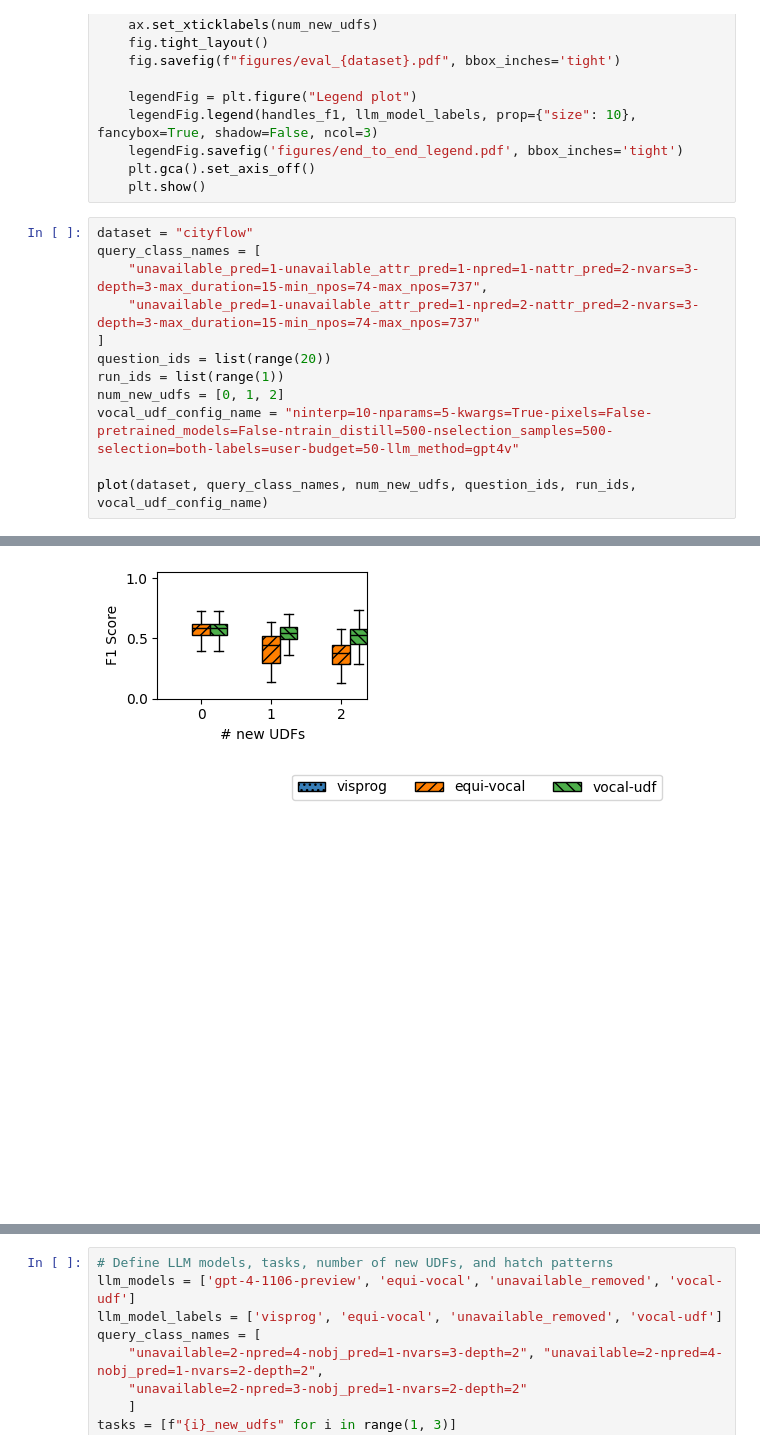
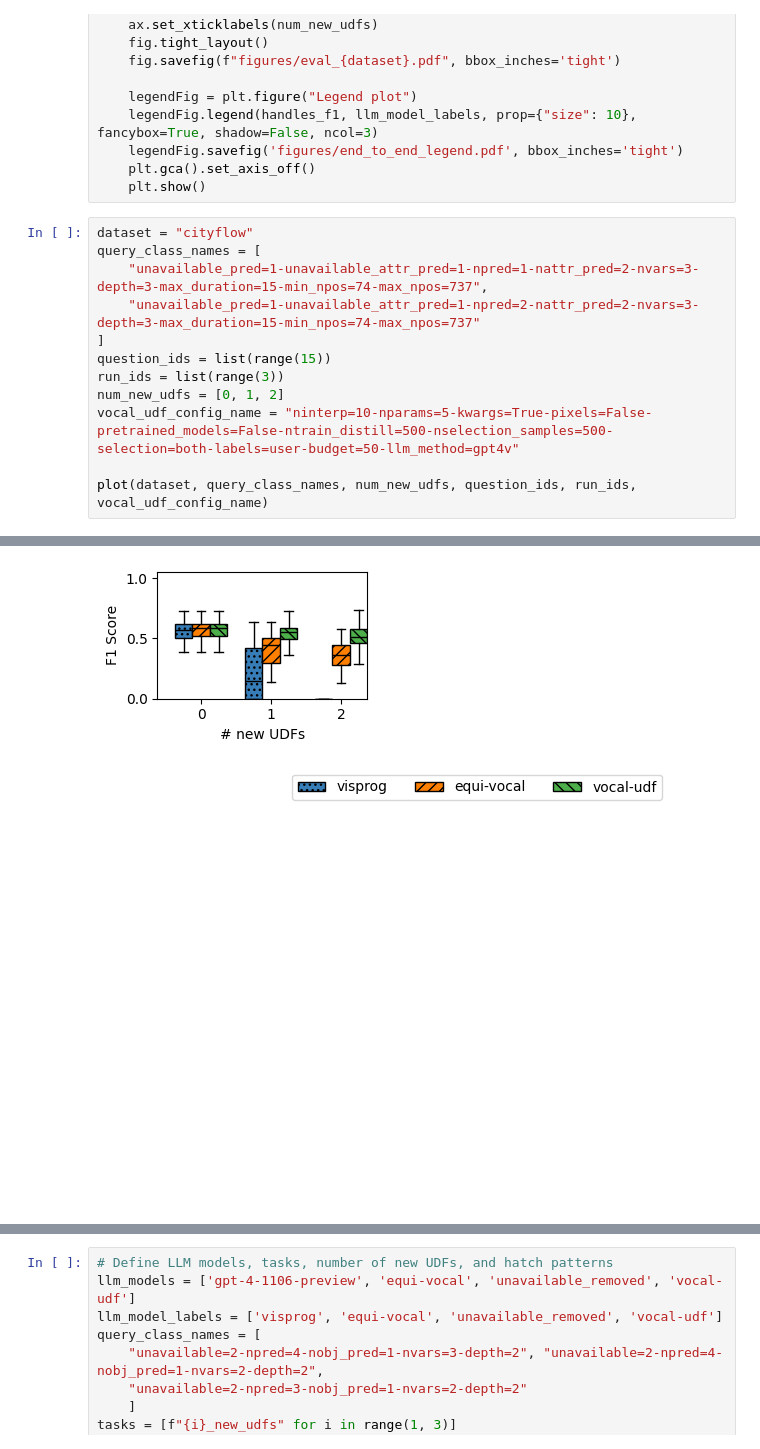
Before and after one commit to uwdb/VOCAL-UDF, a Jupyter notebook: experiments/analysis/end_to_end.ipynb, the cells around one changed output, grey strips where cells are left out. Cells and saved outputs as stored; diff of their text form.

```diff
--- a/experiments/analysis/end_to_end.ipynb
+++ b/experiments/analysis/end_to_end.ipynb
@@ -165,8 +165,8 @@ query_class_names = [
     "unavailable_pred=1-unavailable_attr_pred=1-npred=1-nattr_pred=2-nvars=3-depth=3-max_duration=15-min_npos=74-max_npos=737",
     "unavailable_pred=1-unavailable_attr_pred=1-npred=2-nattr_pred=2-nvars=3-depth=3-max_duration=15-min_npos=74-max_npos=737"
 ]
-question_ids = list(range(20))
-run_ids = list(range(1))
+question_ids = list(range(15))
+run_ids = list(range(3))
 num_new_udfs = [0, 1, 2]
 vocal_udf_config_name = "ninterp=10-nparams=5-kwargs=True-pixels=False-pretrained_models=False-ntrain_distill=500-nselection_samples=500-selection=both-labels=user-budget=50-llm_method=gpt4v"
 
@@ -192,4 +192,4 @@ task_2_new_udfs_prob_failures: 0.0
-[figure, old version]
+[figure, new version]
 [figure]
 # %%
 dataset = "clevrer"
```
Also changed, not shown: parts of 3 cells of this notebook, 45 other files.
